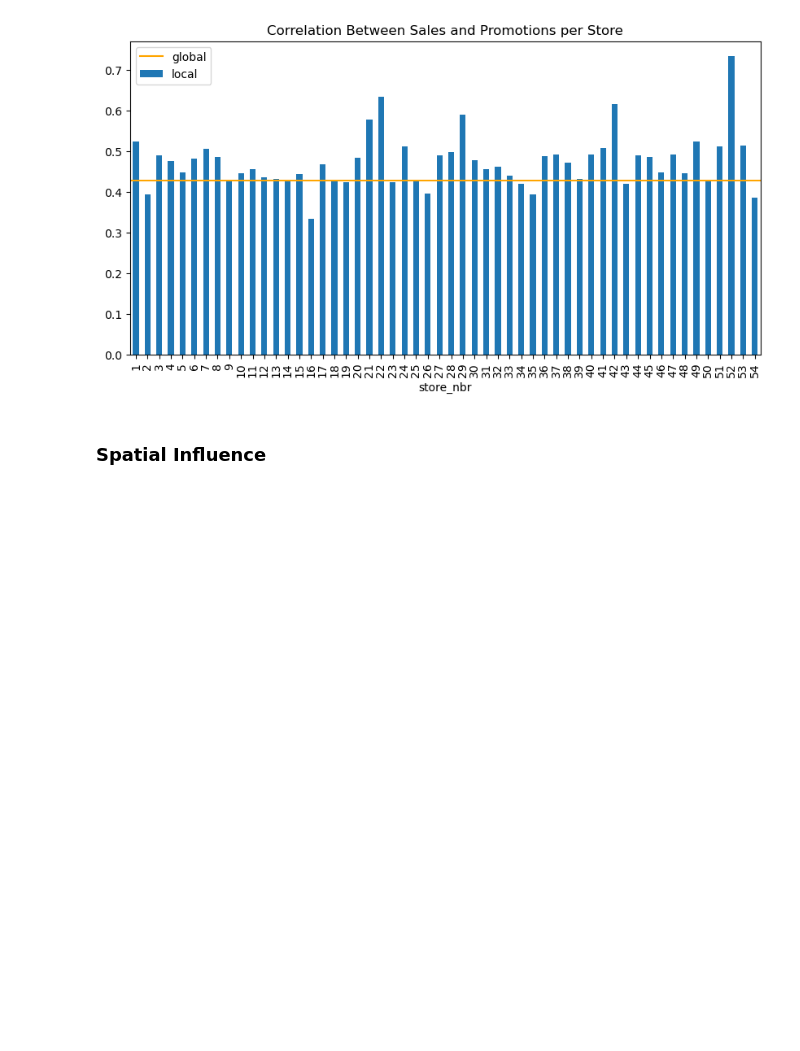
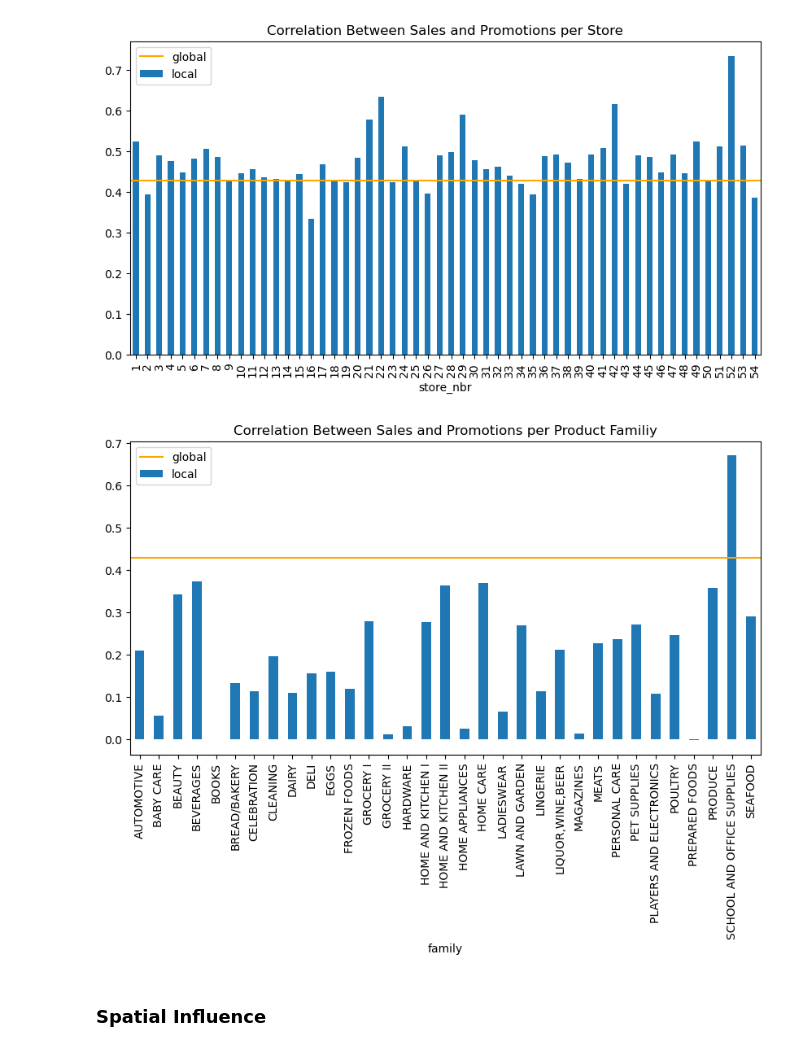
Before and after one commit to lkno0705/IndustrialApplicationsofAI, a Jupyter notebook: secondary-sector/practical-supply-chain-management/Sales-Forecasting.ipynb, the cells around one changed output. Cells and saved outputs as stored; diff of their text form; code cells hidden in the pictures; blank space fills up the shorter version.

Commit message:
Add correlation per product family

```diff
--- a/secondary-sector/practical-supply-chain-management/Sales-Forecasting.ipynb
+++ b/secondary-sector/practical-supply-chain-management/Sales-Forecasting.ipynb
@@ -90,6 +90,13 @@ plt.legend()
 plt.show()
 # %% [output]
 [figure]
+# %%
+ax = train.groupby('family').apply(lambda group: group['sales'].corr(group['onpromotion'])).plot(kind='bar', figsize=(10,5), title='Correlation Between Sales and Promotions per Product Familiy', label='local') # Compute correlation per Product Family
+ax.axhline(y=train.sales.corr(train.onpromotion), color='orange', label='global') # Plot global correlation
+plt.legend()
+plt.show()
+# %% [output]
+[figure, added]
 # %% [markdown]
 ### Spatial Influence
 # %%
```
Also changed, not shown: parts of 7 cells of this notebook.
